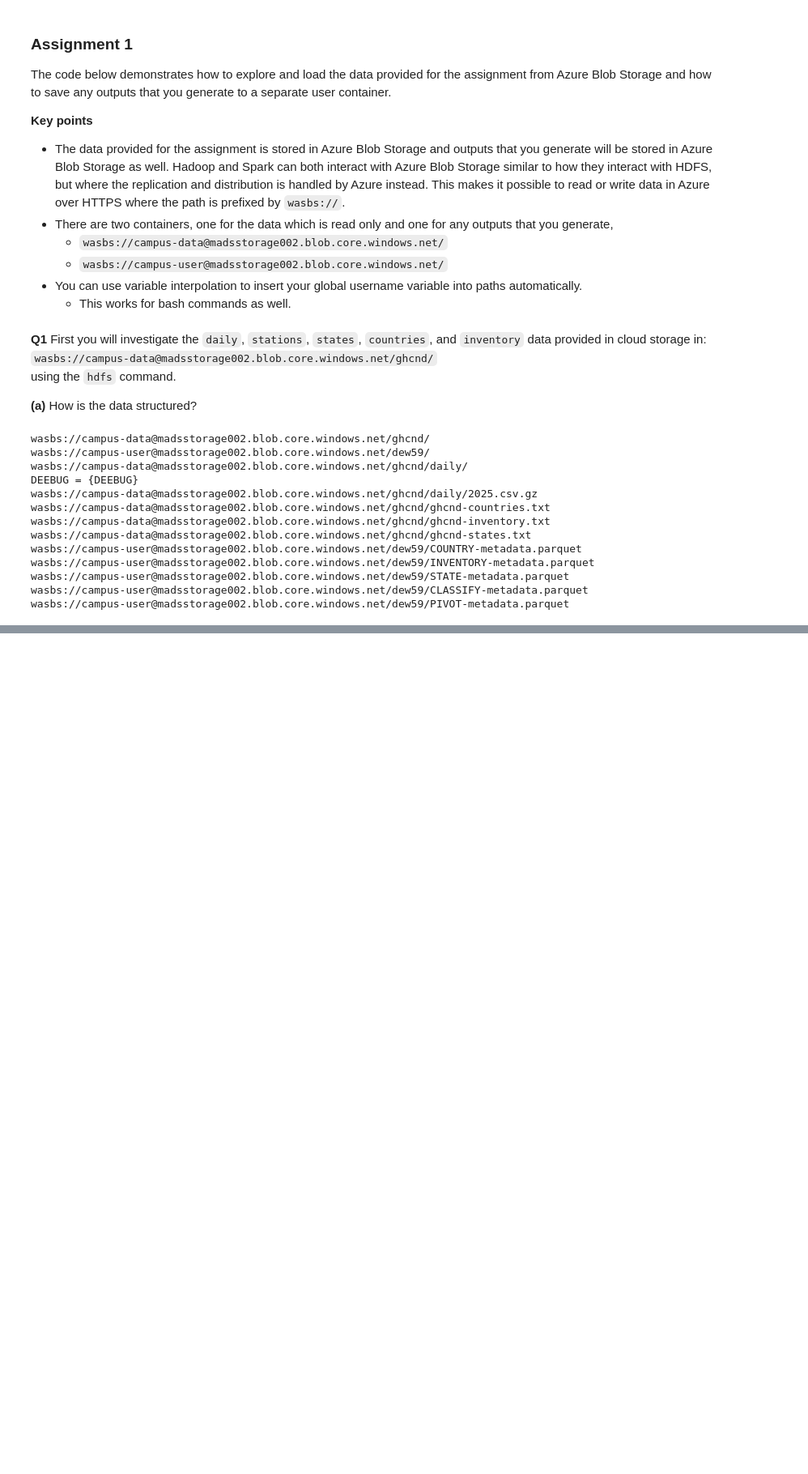
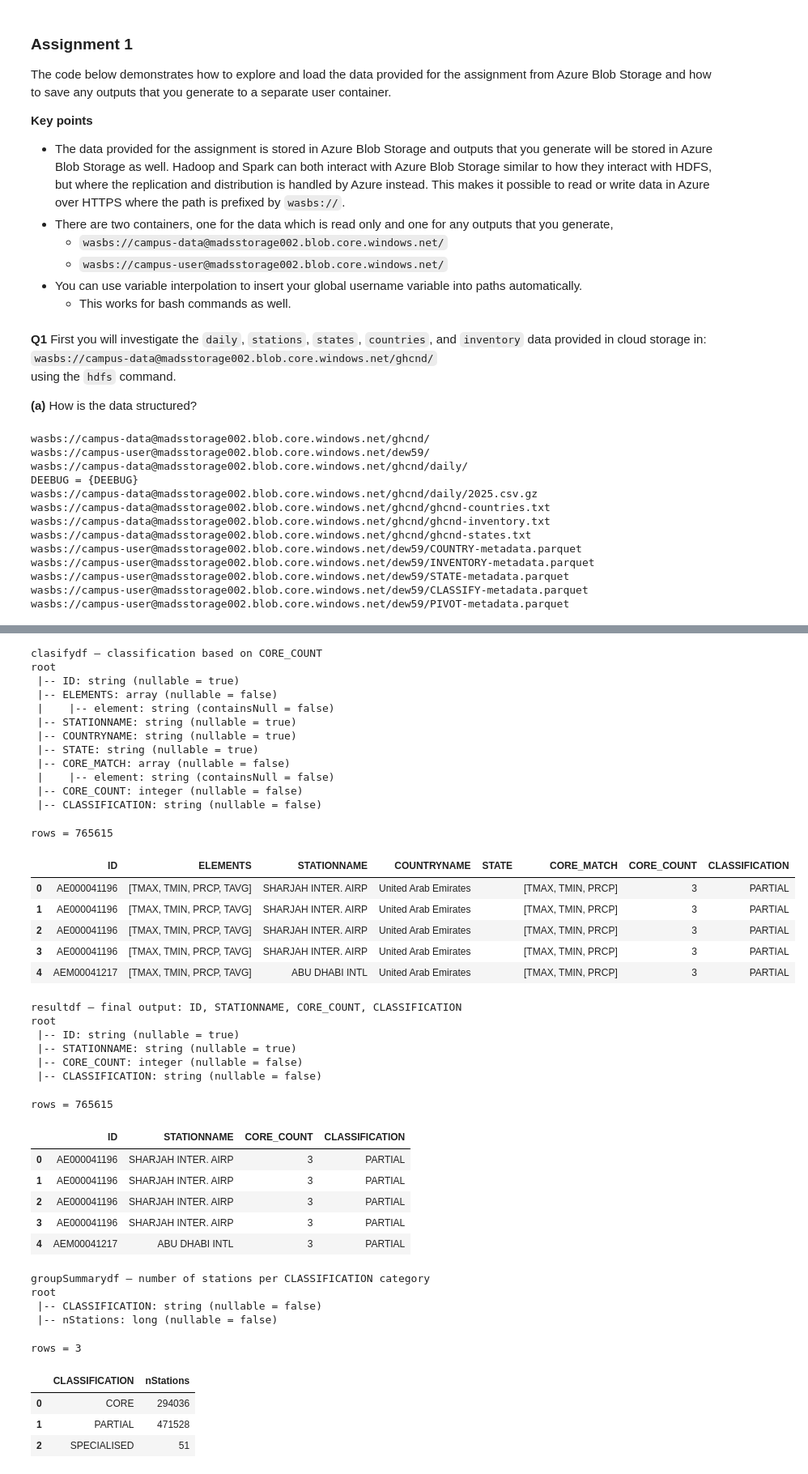
Before and after one commit to david-ewing-nz/ghcn-spark-analysis, a Jupyter notebook: notebooks/01_ghcn2_explore.ipynb, the cells around one changed output, grey strips where cells are left out. Shown at 81% size. Cells and saved outputs as stored; diff of their text form; code cells hidden in the pictures; blank space fills up the shorter version.

Commit message:
output of successful run of 01

```diff
--- a/notebooks/01_ghcn2_explore.ipynb
+++ b/notebooks/01_ghcn2_explore.ipynb
@@ -1207,0 +1331,12 @@ AnalysisException: [UNRESOLVED_COLUMN.WITH_SUGGESTION] A column or function para
+# %%
+#  intersection with core elements
+coreIntersectdf = stationElementsdf.withColumn(
+    "CORE_MATCH",
+    F.array_intersect(
+        F.array(*[F.lit(el) for el in coreElements]),
+        F.col("ELEMENTS")
+    )
+)
+
+dprintf(DEEBUG, "coreIntersectdf – intersection with core elements")
+hprintf(DEEBUG, coreIntersectdf)
@@ -1207,0 +1391,68 @@ AnalysisException: [UNRESOLVED_COLUMN.WITH_SUGGESTION] A column or function para
+# %%
+# Classify stations
+clasifydf = coreCountdf.withColumn(
+    "CLASSIFICATION",
+    F.when(F.col("CORE_COUNT") == 5, "CORE")
+     .when((F.col("CORE_COUNT") > 0) & (F.col("CORE_COUNT") < 5), "PARTIAL")
+     .otherwise("SPECIALISED")
+)
+
+dprintf(DEEBUG, "clasifydf – classification based on CORE_COUNT")
+hprintf(DEEBUG, clasifydf)
+
+
+resultdf = clasifydf.select("ID", "STATIONNAME", "CORE_COUNT", "CLASSIFICATION")
+
+dprintf(1, "resultdf – final output: ID, STATIONNAME, CORE_COUNT, CLASSIFICATION")
+hprintf(1, resultdf)
+
+# Group by CLASSIFICATION
+groupSummarydf = resultdf.groupBy("CLASSIFICATION") \
+    .count() \
+    .withColumnRenamed("count", "nStations") \
+    .orderBy("CLASSIFICATION")
+
+dprintf(1, "groupSummarydf – number of stations per CLASSIFICATION category")
+hprintf(1, groupSummarydf)
+# %% [output]
+clasifydf – classification based on CORE_COUNT
+root
+ |-- ID: string (nullable = true)
+ |-- ELEMENTS: array (nullable = false)
+ |    |-- element: string (containsNull = false)
+ |-- STATIONNAME: string (nullable = true)
+ |-- COUNTRYNAME: string (nullable = true)
+ |-- STATE: string (nullable = true)
+ |-- CORE_MATCH: array (nullable = false)
+ |    |-- element: string (containsNull = false)
+ |-- CORE_COUNT: integer (nullable = false)
+ |-- CLASSIFICATION: string (nullable = false)
+rows = 765615
+|  | ID | ELEMENTS | STATIONNAME | COUNTRYNAME | STATE | CORE_MATCH | CORE_COUNT | CLASSIFICATION |
+| 0 | AE000041196 | [TMAX, TMIN, PRCP, TAVG] | SHARJAH INTER. AIRP | United Arab Emirates |  | [TMAX, TMIN, PRCP] | 3 | PARTIAL |
+| 1 | AE000041196 | [TMAX, TMIN, PRCP, TAVG] | SHARJAH INTER. AIRP | United Arab Emirates |  | [TMAX, TMIN, PRCP] | 3 | PARTIAL |
+| 2 | AE000041196 | [TMAX, TMIN, PRCP, TAVG] | SHARJAH INTER. AIRP | United Arab Emirates |  | [TMAX, TMIN, PRCP] | 3 | PARTIAL |
+| 3 | AE000041196 | [TMAX, TMIN, PRCP, TAVG] | SHARJAH INTER. AIRP | United Arab Emirates |  | [TMAX, TMIN, PRCP] | 3 | PARTIAL |
+| 4 | AEM00041217 | [TMAX, TMIN, PRCP, TAVG] | ABU DHABI INTL | United Arab Emirates |  | [TMAX, TMIN, PRCP] | 3 | PARTIAL |
+resultdf – final output: ID, STATIONNAME, CORE_COUNT, CLASSIFICATION
+root
+ |-- ID: string (nullable = true)
+ |-- STATIONNAME: string (nullable = true)
+ |-- CORE_COUNT: integer (nullable = false)
+ |-- CLASSIFICATION: string (nullable = false)
+rows = 765615
+|  | ID | STATIONNAME | CORE_COUNT | CLASSIFICATION |
+| 0 | AE000041196 | SHARJAH INTER. AIRP | 3 | PARTIAL |
+| 1 | AE000041196 | SHARJAH INTER. AIRP | 3 | PARTIAL |
+| 2 | AE000041196 | SHARJAH INTER. AIRP | 3 | PARTIAL |
+| 3 | AE000041196 | SHARJAH INTER. AIRP | 3 | PARTIAL |
+| 4 | AEM00041217 | ABU DHABI INTL | 3 | PARTIAL |
+groupSummarydf – number of stations per CLASSIFICATION category
+root
+ |-- CLASSIFICATION: string (nullable = false)
+ |-- nStations: long (nullable = false)
+rows = 3
+|  | CLASSIFICATION | nStations |
+| 0 | CORE | 294036 |
+| 1 | PARTIAL | 471528 |
+| 2 | SPECIALISED | 51 |
```
Also changed, not shown: parts of 29 cells of this notebook.
